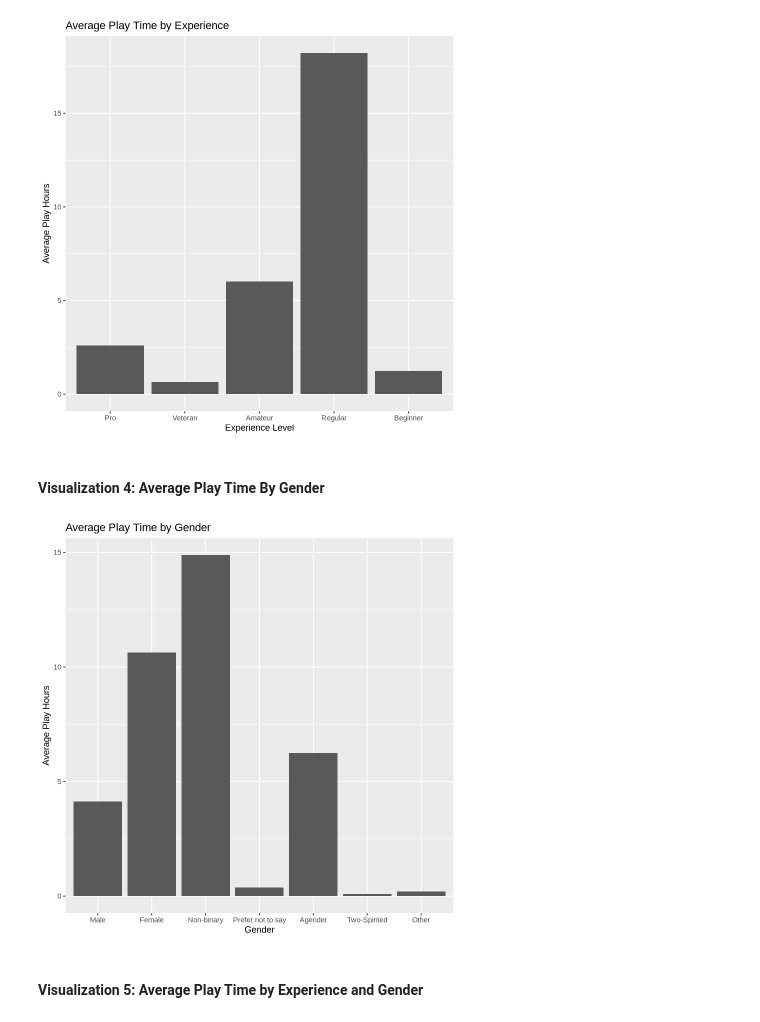
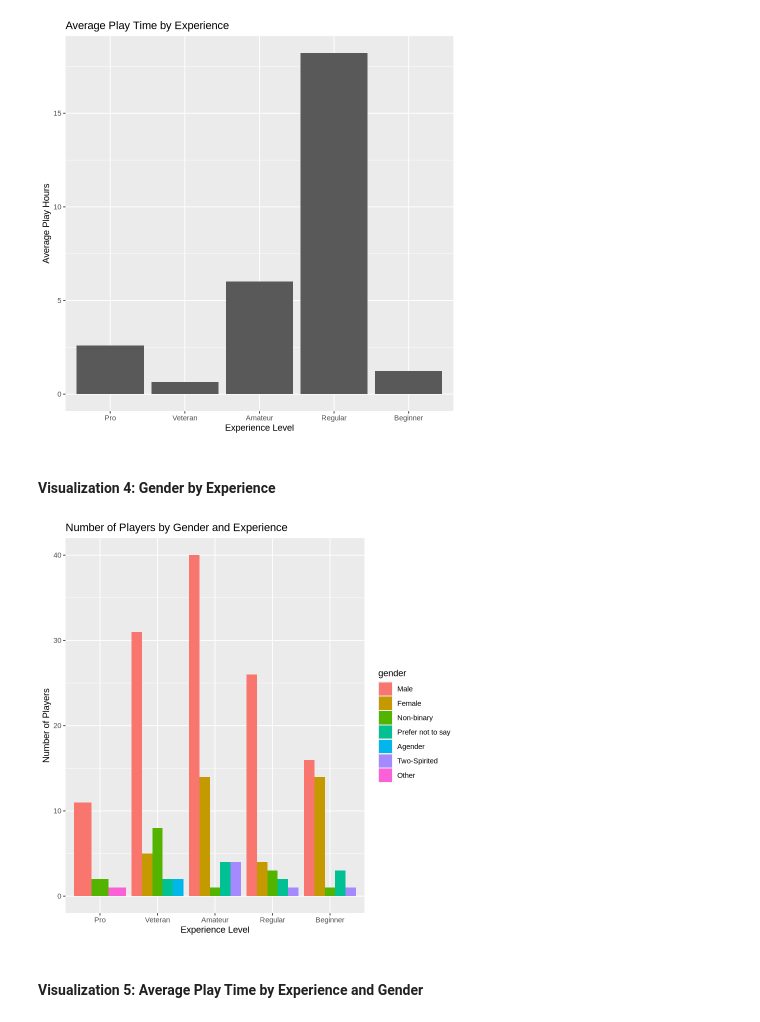
Before and after one commit to crowbirdy/project-003-29, a Jupyter notebook: Final_project.ipynb, the cells around one changed output. Drawn from its saved outputs; the diff is of its cells as text; code cells hidden in the pictures.

```diff
--- a/Final_project.ipynb
+++ b/Final_project.ipynb
@@ -96,30 +142,22 @@ A tibble: 2 × 2
 # %% [markdown]
 ### **2. Exploratory Data Analysis**
 # %%
-# Gender distribution
-players_tidy |>
-  count(gender)
-
-# Experience distribution
-players_tidy |>
-  count(experience)
-
-# Summary of avaerage play time (hours) by experience group
+# Summary of average play time (hours) by experience group
 avg_play_time_experience <- players_tidy |>
   group_by(experience) |>
   summarise(avg_play_time = mean(played_hours, na.rm = TRUE))
-avg_play_time_experience
+head(avg_play_time_experience)
 
-# Summary of average play time (hours) by gender
-avg_play_time_gender <- players_tidy |>
-  group_by(gender) |>
-  summarise(avg_play_time = mean(played_hours, na.rm = TRUE))
-avg_play_time_gender
+# Summary of gender by experience group
+gender_by_experience <- players_tidy |>
+  group_by(experience, gender) |>
+  summarize(count = n())
+head(gender_by_experience)
 
-# Summary of average play time (hours) by gender and experience
+# Summary of experience group by gender and play time
 avg_play_time_combined <- players_tidy |>
   group_by(experience, gender) |>
   summarise(avg_play_time = mean(played_hours, na.rm = TRUE)) |>
   arrange(experience, gender)
-avg_play_time_combined
+head(avg_play_time_combined)
 # %% [output]
@@ -220,16 +231,16 @@ playtime_experience_plot
 # %% [output]
 [figure]
 # %% [markdown]
-#### Visualization 4: Average Play Time By Gender
+#### Visualization 4: Gender by Experience
 # %%
-playtime_gender_plot <- ggplot(avg_play_time_gender, aes(x = gender, y = avg_play_time)) +
-  geom_bar(stat = "identity") +
-  labs(title = "Average Play Time by Gender",
-       x = "Gender",
-       y = "Average Play Hours")
-playtime_gender_plot
+gender_by_experience_plot <- ggplot(gender_by_experience, aes(x = experience, y = count, fill = gender)) +
+  geom_bar(stat = "identity", position = "dodge") +
+  labs(title = "Number of Players by Gender and Experience",
+       x = "Experience Level",
+       y = "Number of Players")
+gender_by_experience_plot
 # %% [output]
-[figure, old version]
+[figure, new version]
 # %% [markdown]
 #### Visualization 5: Average Play Time by Experience and Gender
 # %%
```
Also changed, not shown: parts of 7 cells of this notebook.
